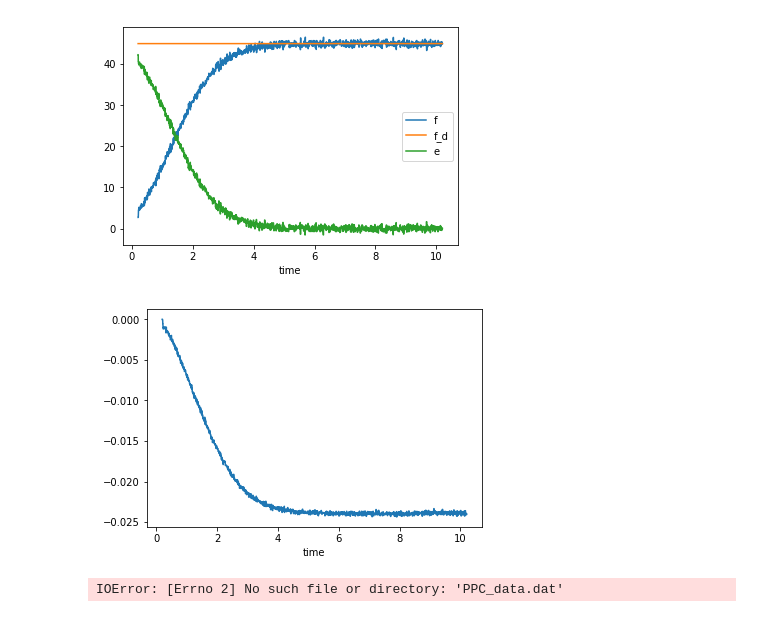
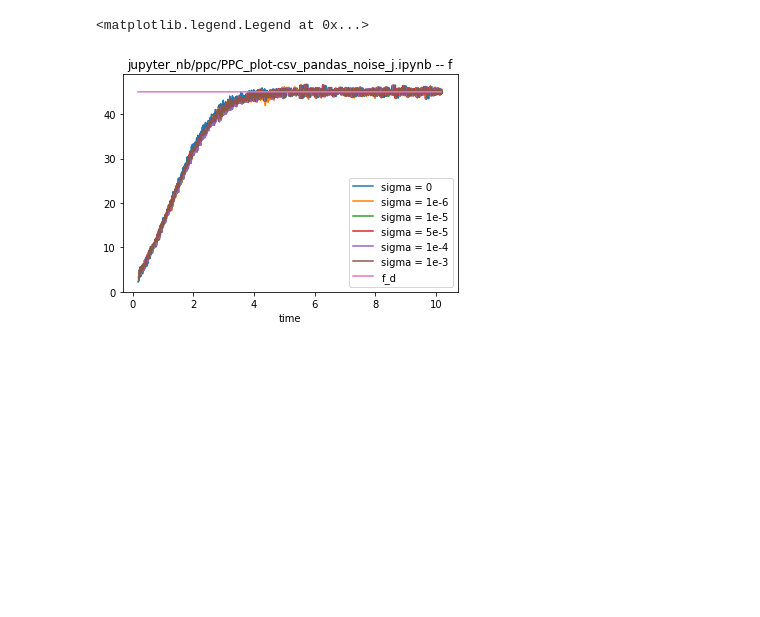
Before and after one commit to ipa-lth/jupyter_nb, a Jupyter notebook: ppc/PPC_plot-csv_pandas_noise_j.ipynb, the cells around one changed output. Saved outputs shown, nothing was run; the diff lists cells and outputs as text; code cells hidden in the pictures; blank space fills up the shorter version.

```diff
--- a/ppc/PPC_plot-csv_pandas_noise_j.ipynb
+++ b/ppc/PPC_plot-csv_pandas_noise_j.ipynb
@@ -166,7 +154,4 @@ plt.show()
 # %%
-import pandas as pd
-import matplotlib.pyplot as plt
-plt.rcParams['font.family'] = 'Times New Roman'
 
 folder = '/home/lth/catkin_ws/src/pitasc/applications/ppc/logs/2019-02-15/noise_j5_5/'
 
@@ -210,8 +195,9 @@ de = pd.read_csv(folder + files[3],
 de = de.set_index('time')
 
 data = df.join([df_d, de, du], how='outer')
-data = data.fillna(method='pad')
-data.loc[:, data.columns != 'u'].plot()
-plt.show()
-data['u'].plot()
-plt.show()
+data5_5 = data.fillna(method='pad')
+
+#data.loc[:, data.columns != 'u'].plot()
+#plt.show()
+#data['u'].plot()
+#plt.show()
@@ -221,7 +204,4 @@ plt.show()
 # %%
-import pandas as pd
-import matplotlib.pyplot as plt
-plt.rcParams['font.family'] = 'Times New Roman'
 
 folder = '/home/lth/catkin_ws/src/pitasc/applications/ppc/logs/2019-02-15/noise_j1_4/'
 
@@ -265,30 +245,9 @@ de = pd.read_csv(folder + files[3],
 de = de.set_index('time')
 
 data = df.join([df_d, de, du], how='outer')
-data = data.fillna(method='pad')
-data.loc[:, data.columns != 'u'].plot()
-plt.show()
-data['u'].plot()
-plt.show()
+data1_4 = data.fillna(method='pad')
+
+#data.loc[:, data.columns != 'u'].plot()
+#plt.show()
+#data['u'].plot()
+#plt.show()
-# %% [output]
-[figure, removed]
-[figure, removed]
-# %%
-fig= plt.figure()
-a1 = fig.add_subplot(111)
-plt.plot(t,rho,linestyle='--',color='#808080',label='Performanzgrenzen')
-plt.plot(t,e,'g',label='Abweichung')
-
-plt.plot([0,12],[-3,-3],linestyle='--',color='#808080')
-a1.set_xlim(0,5)
-a1.set_ylim(-5,50)
-a1.set_xlabel('Zeit [s]',fontsize=18)
-a1.set_ylabel('Ausmaß der Kraft [N]',fontsize=18)
-a1.legend( fontsize=18)
-plt.xticks(fontsize=18)
-plt.yticks(fontsize=18)
-plt.grid(True)
-
-fig.savefig('first.pdf',dpi=1200)
-# %% [output]
-IOError: [Errno 2] No such file or directory: 'PPC_data.dat'
@@ -294,0 +304,18 @@ IOError: [Errno 2] No such file or directory: 'PPC_data.dat'
+# %%
+col = 'f'
+
+data0_0[col].plot(label='sigma = 0')
+data1_6[col].plot(label='sigma = 1e-6')
+data1_5[col].plot(label='sigma = 1e-5')
+data5_5[col].plot(label='sigma = 5e-5')
+data1_4[col].plot(label='sigma = 1e-4')
+data1_3[col].plot(label='sigma = 1e-3')
+
+data0_0['f_d'].plot(label='f_d')
+
+plt.title('jupyter_nb/ppc/PPC_plot-csv_pandas_noise_j.ipynb -- f')
+
+plt.legend()
+# %% [output]
+<matplotlib.legend.Legend at 0x...>
+[figure, added]
```
Also changed, not shown: parts of 8 cells of this notebook, 5 other files.
